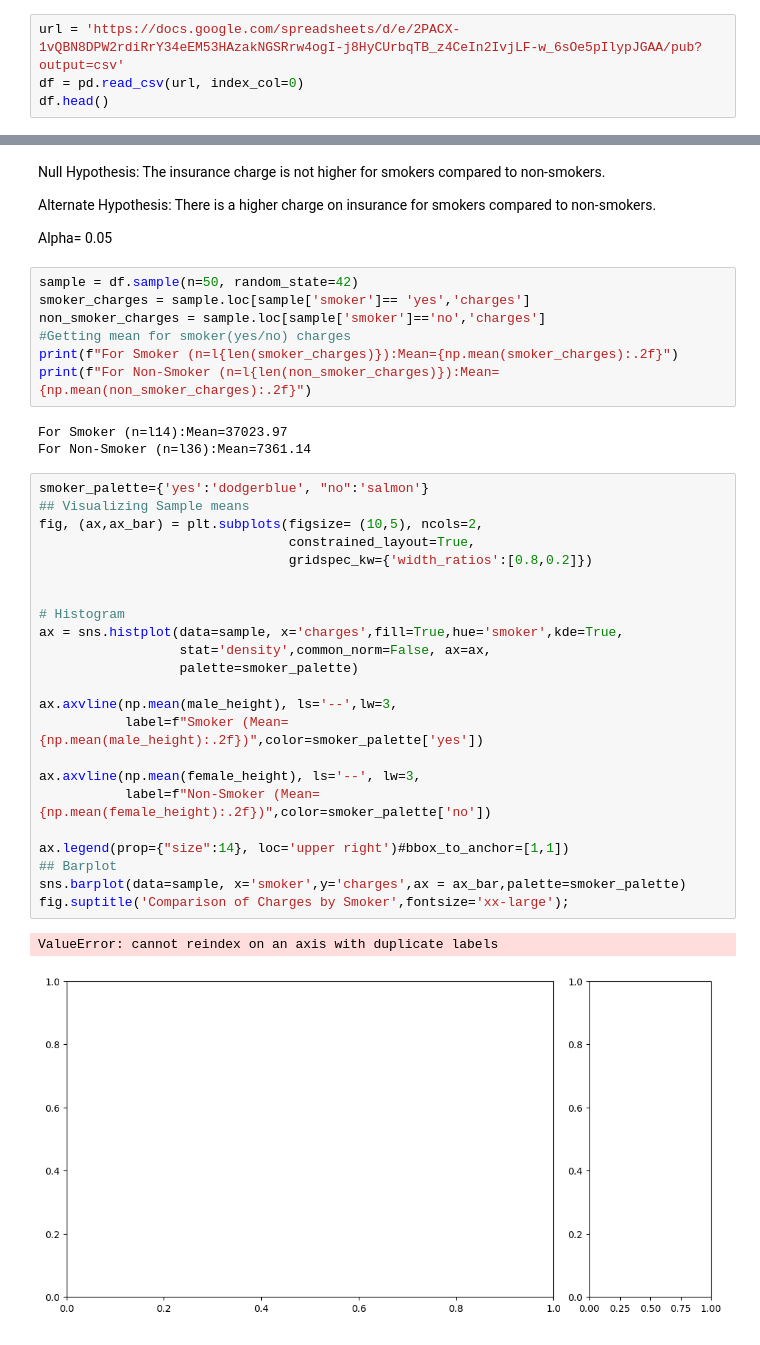
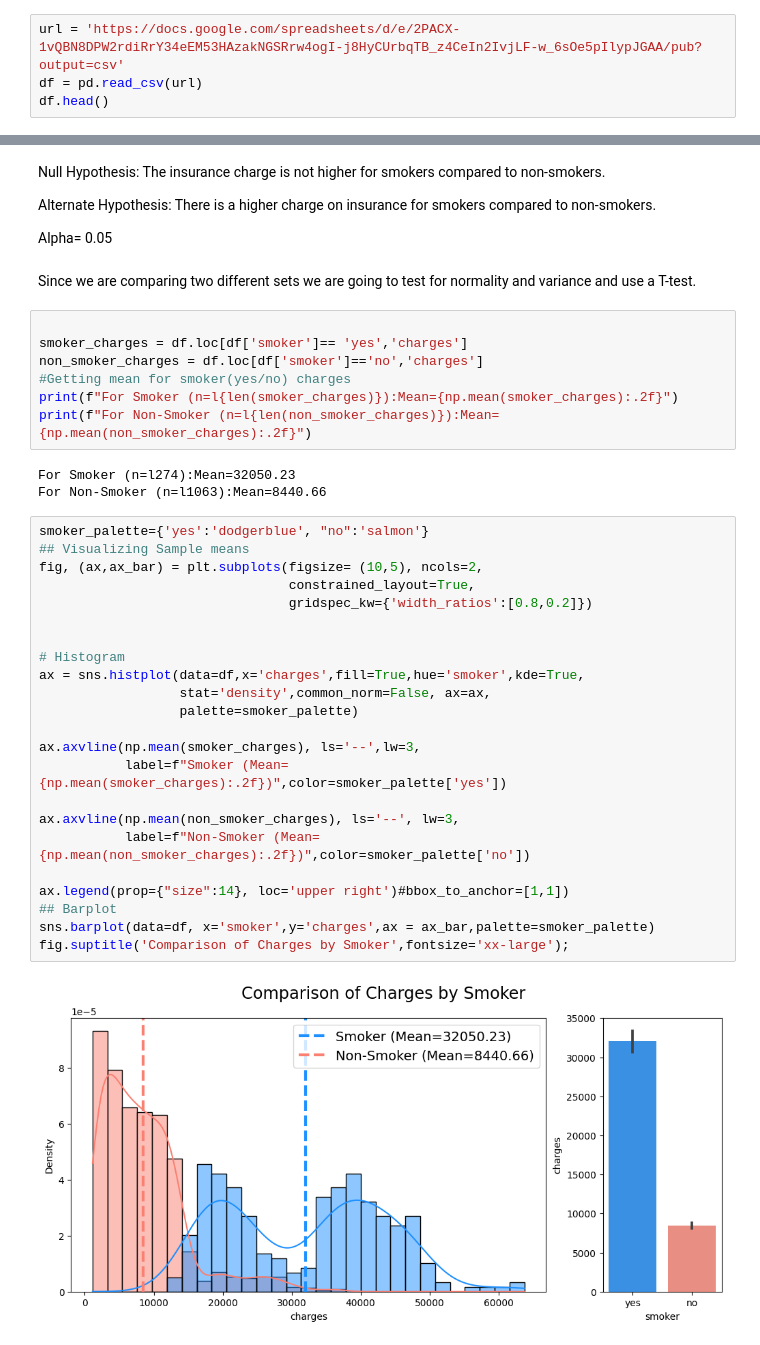
Before and after one commit to Jonathan-Hughes1524/Hypothesis-Testing, a Jupyter notebook: Insurance Data Hypothesis Testing.ipynb, the cells around one changed output, grey strips where cells are left out. Drawn from its saved outputs; the diff is of its cells as text.

```diff
--- a/Insurance Data Hypothesis Testing.ipynb
+++ b/Insurance Data Hypothesis Testing.ipynb
@@ -6,6 +6,6 @@ import seaborn as sns
 import scipy.stats as stats
 # %%
 url = 'https://docs.google.com/spreadsheets/d/e/2PACX-1vQBN8DPW2rdiRrY34eEM53HAzakNGSRrw4ogI-j8HyCUrbqTB_z4CeIn2IvjLF-w_6sOe5pIlypJGAA/pub?output=csv'
-df = pd.read_csv(url, index_col=0)
+df = pd.read_csv(url)
 df.head()
 # %% [output]
@@ -60,39 +61,40 @@ Null Hypothesis: The insurance charge is not higher for smokers compared to non-
 Alternate Hypothesis: There is a higher charge on insurance for smokers compared to non-smokers.
 
 Alpha= 0.05
+# %% [markdown]
+Since we are comparing two different sets we are going to test for normality and variance and use a T-test.
 # %%
-sample = df.sample(n=50, random_state=42)
-smoker_charges = sample.loc[sample['smoker']== 'yes','charges']
-non_smoker_charges = sample.loc[sample['smoker']=='no','charges']
+
+smoker_charges = df.loc[df['smoker']== 'yes','charges']
+non_smoker_charges = df.loc[df['smoker']=='no','charges']
 #Getting mean for smoker(yes/no) charges
 print(f"For Smoker (n=l{len(smoker_charges)}):Mean={np.mean(smoker_charges):.2f}")
 print(f"For Non-Smoker (n=l{len(non_smoker_charges)}):Mean={np.mean(non_smoker_charges):.2f}")
 # %% [output]
-For Smoker (n=l14):Mean=37023.97
-For Non-Smoker (n=l36):Mean=7361.14
+For Smoker (n=l274):Mean=32050.23
+For Non-Smoker (n=l1063):Mean=8440.66
 # %%
 smoker_palette={'yes':'dodgerblue', "no":'salmon'}
 ## Visualizing Sample means
 fig, (ax,ax_bar) = plt.subplots(figsize= (10,5), ncols=2,
                                 constrained_layout=True,
                                 gridspec_kw={'width_ratios':[0.8,0.2]})
 
 
 # Histogram
-ax = sns.histplot(data=sample, x='charges',fill=True,hue='smoker',kde=True,
+ax = sns.histplot(data=df,x='charges',fill=True,hue='smoker',kde=True,
                   stat='density',common_norm=False, ax=ax,
                   palette=smoker_palette)
 
-ax.axvline(np.mean(male_height), ls='--',lw=3,
-           label=f"Smoker (Mean={np.mean(male_height):.2f})",color=smoker_palette['yes'])
+ax.axvline(np.mean(smoker_charges), ls='--',lw=3,
+           label=f"Smoker (Mean={np.mean(smoker_charges):.2f})",color=smoker_palette['yes'])
 
-ax.axvline(np.mean(female_height), ls='--', lw=3,
-           label=f"Non-Smoker (Mean={np.mean(female_height):.2f})",color=smoker_palette['no'])
+ax.axvline(np.mean(non_smoker_charges), ls='--', lw=3,
+           label=f"Non-Smoker (Mean={np.mean(non_smoker_charges):.2f})",color=smoker_palette['no'])
 
 ax.legend(prop={"size":14}, loc='upper right')#bbox_to_anchor=[1,1])
 ## Barplot
-sns.barplot(data=sample, x='smoker',y='charges',ax = ax_bar,palette=smoker_palette)
+sns.barplot(data=df, x='smoker',y='charges',ax = ax_bar,palette=smoker_palette)
 fig.suptitle('Comparison of Charges by Smoker',fontsize='xx-large');
 # %% [output]
-ValueError: cannot reindex on an axis with duplicate labels
-[figure, old version]
+[figure, new version]
```
Also changed, not shown: parts of 37 cells of this notebook.
